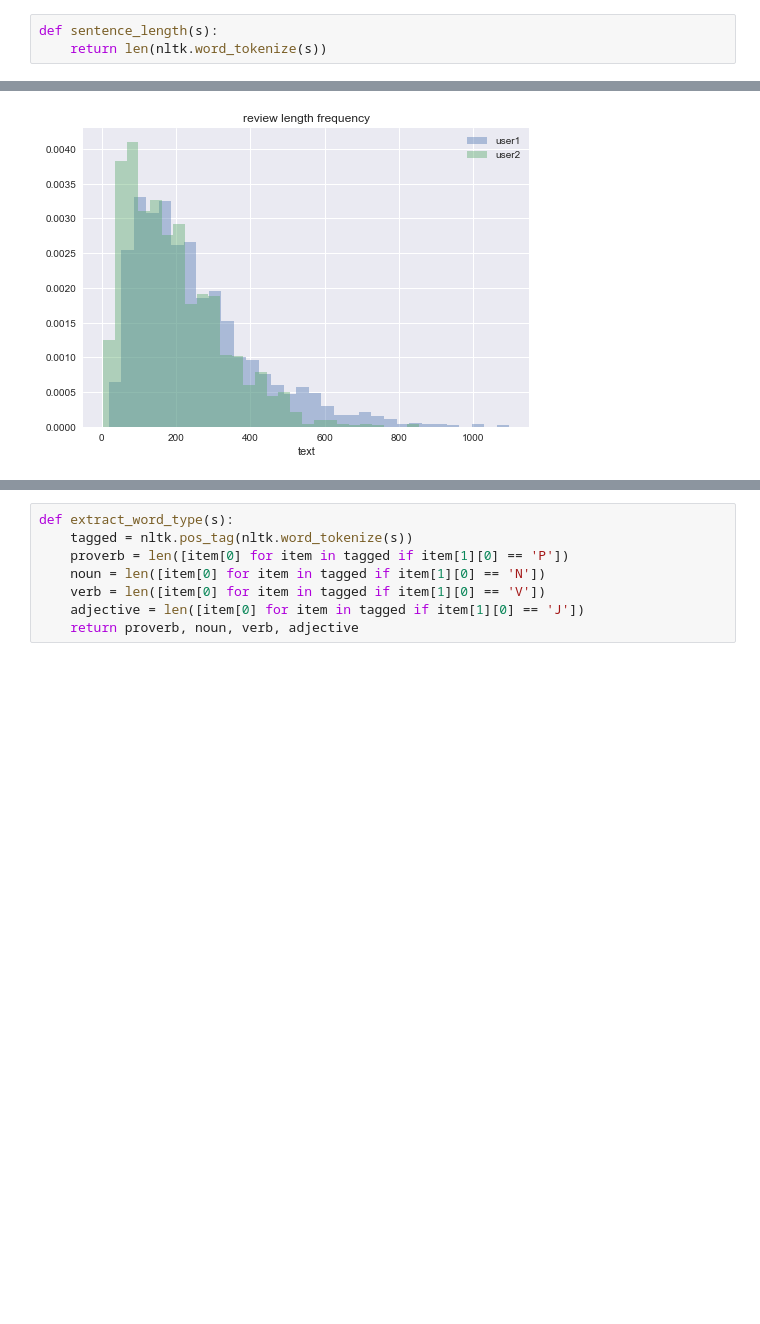
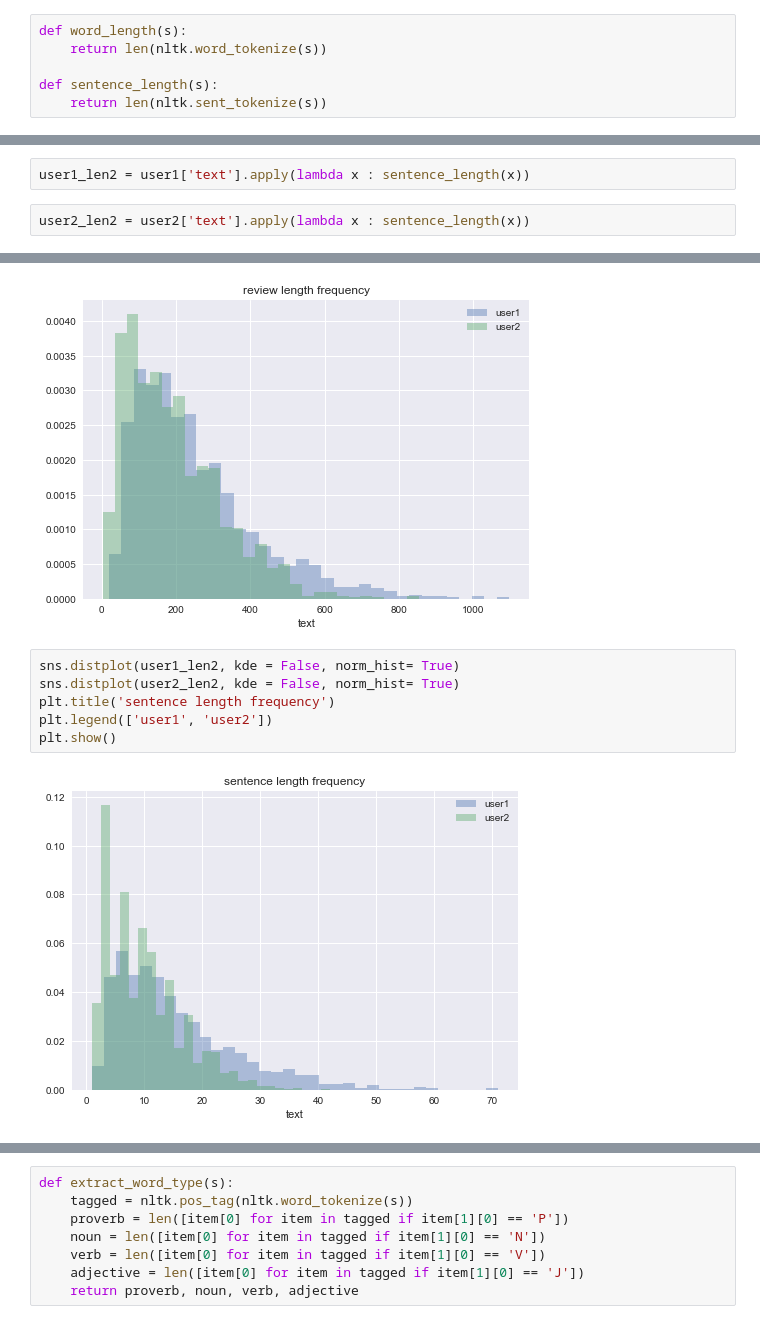
Before and after one commit to CornellDataScience/NLP_Research-FA17, a Jupyter notebook: kenta/week2.ipynb, the cells around one changed output, grey strips where cells are left out. Saved outputs shown, nothing was run; the diff lists cells and outputs as text; blank space fills up the shorter version.

```diff
--- a/kenta/week2.ipynb
+++ b/kenta/week2.ipynb
@@ -86,4 +92,7 @@ plt.show()
 # %%
+def word_length(s):
+    return len(nltk.word_tokenize(s))
+
 def sentence_length(s):
-    return len(nltk.word_tokenize(s))
+    return len(nltk.sent_tokenize(s))
 # %%
@@ -93,3 +102,7 @@ user2_len = user2['text'].apply(lambda x : sentence_length(x))
+# %%
+user1_len2 = user1['text'].apply(lambda x : sentence_length(x))
+# %%
+user2_len2 = user2['text'].apply(lambda x : sentence_length(x))
 # %% [markdown]
 #### Word length
 # %%
@@ -100,3 +113,11 @@ plt.legend(['user1', 'user2'])
 plt.show()
 # %% [output]
 [figure]
+# %%
+sns.distplot(user1_len2, kde = False, norm_hist= True)
+sns.distplot(user2_len2, kde = False, norm_hist= True)
+plt.title('sentence length frequency')
+plt.legend(['user1', 'user2'])
+plt.show()
+# %% [output]
+[figure, added]
```
Also changed, not shown: parts of 30 cells of this notebook.
